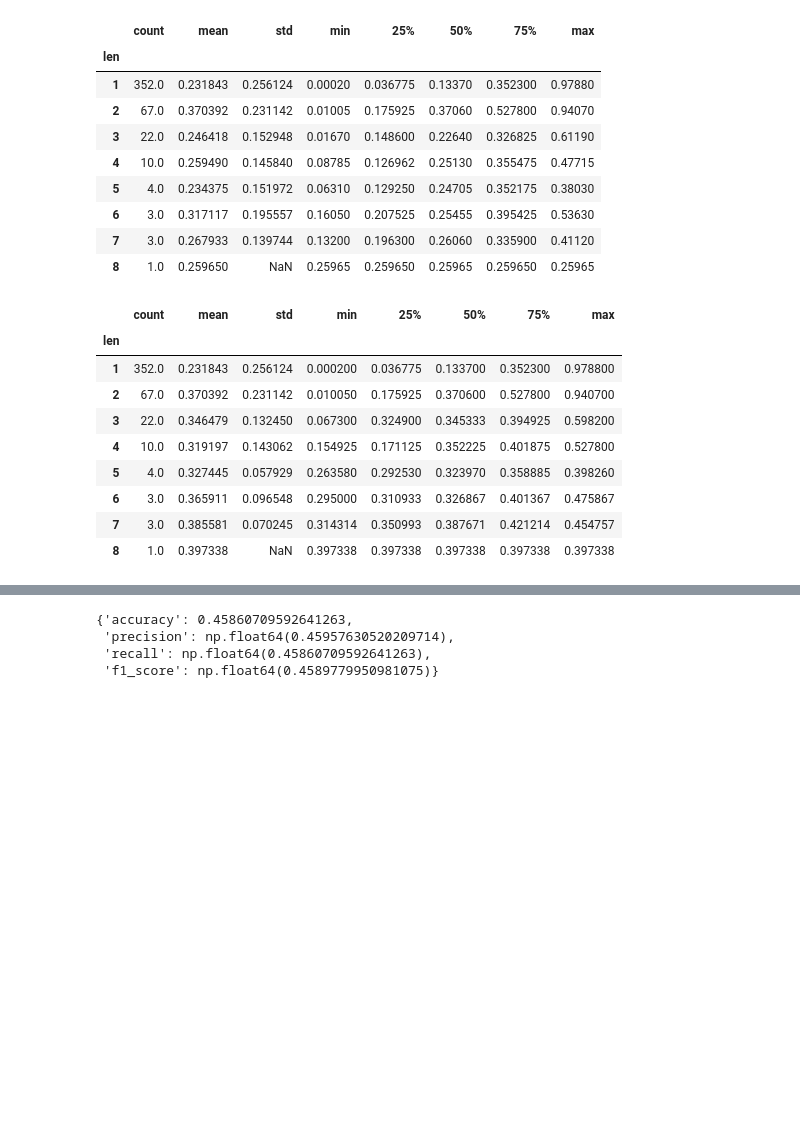
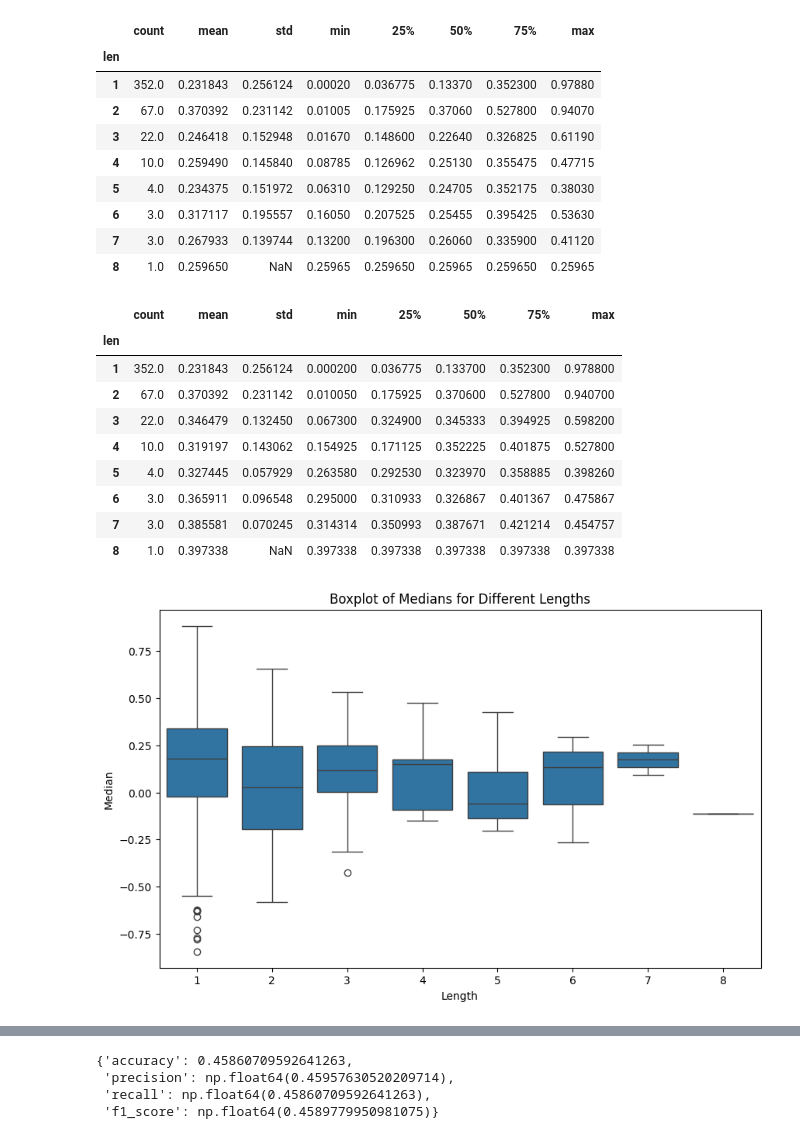
Before and after one commit to maayan-aytek/HallucinationsLLM, a Jupyter notebook: EDA.ipynb, the cells around one changed output, grey strips where cells are left out. Drawn from its saved outputs; the diff is of its cells as text; code cells hidden in the pictures; blank space fills up the shorter version.

```diff
--- a/EDA.ipynb
+++ b/EDA.ipynb
@@ -489,7 +488,7 @@ def extract_hals_probs_sep(logits, words_logits_mapping, hallucinations, stop_wo
     in_out_indices = get_in_out_indices_sep(sentences)
     for in_out_dict, sentence in zip(in_out_indices, sentences):
         words = sentence.split()
-        sentence_dict = {"out": [], "in": []}
+        sentence_dict = {"out": [], "in": [], "combined": []}
         # in part
         in_indices_list = in_out_dict['in']
         for in_indices in in_indices_list:
@@ -506,19 +505,32 @@ def extract_hals_probs_sep(logits, words_logits_mapping, hallucinations, stop_wo
                 if len(out_probs) > 0:
                     sentence_dict["out"].append({"mean": sum(out_probs) / len(out_probs), "median": statistics.median(out_probs), "len": len(out_probs)})
 
+
+        for out_indices, in_indices in zip(out_indices_list, in_indices_list):
+            if len(in_indices) > 0 and len(out_indices) > 0:
+                in_probs = get_part_probs_list_sep(in_indices, words_logits_mapping, logits, counter, stop_words_set)
+                out_probs = get_part_probs_list_sep(out_indices, words_logits_mapping, logits, counter, stop_words_set)
+                if len(in_probs) > 0 and len(out_probs) > 0:
+                    sentence_dict['combined'].append({'median_ratio': statistics.median(out_probs) / statistics.median(in_probs),
+                                                    'median_diff': statistics.median(out_probs) - statistics.median(in_probs),
+                                                    'len': len(in_probs)})
         counter += len(words)
         in_out_probs_list.append(sentence_dict)
     return in_out_probs_list
 # %%
 df['in_out_probs_sep'] = df.apply(lambda row: extract_hals_probs_sep(row['logits'], row['words_logits_mapping'], row['hallucinations'], custom_stop_words), axis=1)
 # %%
-in_out_statistics = {"in": {"median": [], "mean": [], "len": []}, "out": {"median": [], "mean": [], "len": []}}
+in_out_statistics = {"in": {"median": [], "mean": [], "len": []}, "out": {"median": [], "mean": [], "len": []}, "combined": {"median_ratio": [], "median_diff": [], "len": []}}
 for i in range(len(df)):
     in_out_dict_list = df['in_out_probs_sep'].iloc[i]
     for in_out_dict in in_out_dict_list:
         for key, lst in in_out_dict.items():
             for stats_dict in lst:
-                in_out_statistics[key]["median"].append(stats_dict["median"])
-                in_out_statistics[key]["mean"].append(stats_dict["mean"])
+                if key in ["in", "out"]:
+                    in_out_statistics[key]["median"].append(stats_dict["median"])
+                    in_out_statistics[key]["mean"].append(stats_dict["mean"])
+                else:
+                    in_out_statistics[key]["median_ratio"].append(stats_dict["median_ratio"])
+                    in_out_statistics[key]["median_diff"].append(stats_dict["median_diff"])
                 in_out_statistics[key]["len"].append(stats_dict["len"])
 # %%
@@ -562,3 +576,18 @@ stats
 | 6 | 3.0 | 0.365911 | 0.096548 | 0.295000 | 0.310933 | 0.326867 | 0.401367 | 0.475867 |
 | 7 | 3.0 | 0.385581 | 0.070245 | 0.314314 | 0.350993 | 0.387671 | 0.421214 | 0.454757 |
 | 8 | 1.0 | 0.397338 | NaN | 0.397338 | 0.397338 | 0.397338 | 0.397338 | 0.397338 |
+# %%
+data = pd.DataFrame({'len': in_out_statistics["combined"]['len'],
+                      'median_ratio': in_out_statistics["combined"]["median_ratio"],
+                      'median_diff': in_out_statistics["combined"]["median_diff"]})
+
+# Plotting
+plt.figure(figsize=(10, 6))
+sns.boxplot(x='len', y='median_diff', data=data)
+plt.title('Boxplot of Medians for Different Lengths')
+plt.suptitle('')  # Suppress the automatic title
+plt.xlabel('Length')
+plt.ylabel('Median')
+plt.show()
+# %% [output]
+[figure, added]
```
Also changed, not shown: parts of 18 cells of this notebook, 7 other files.
